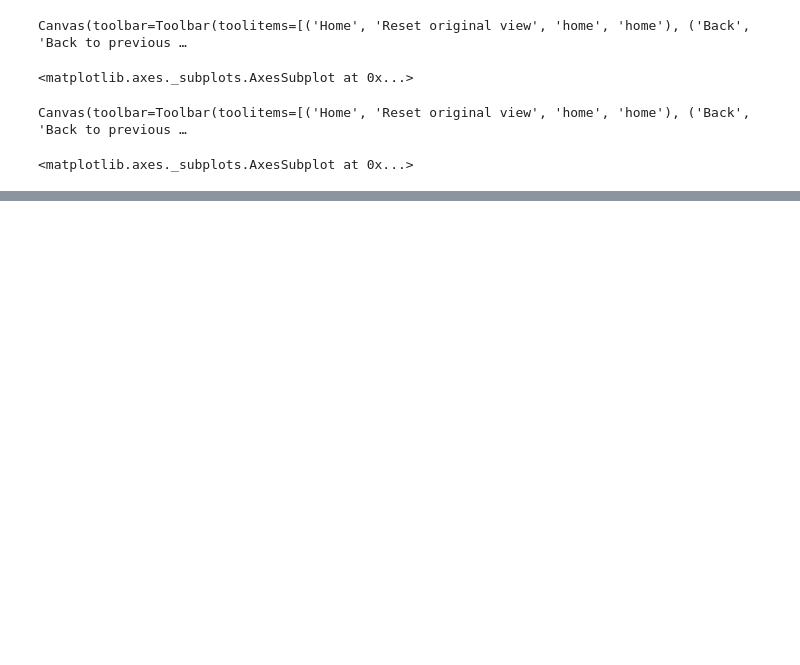
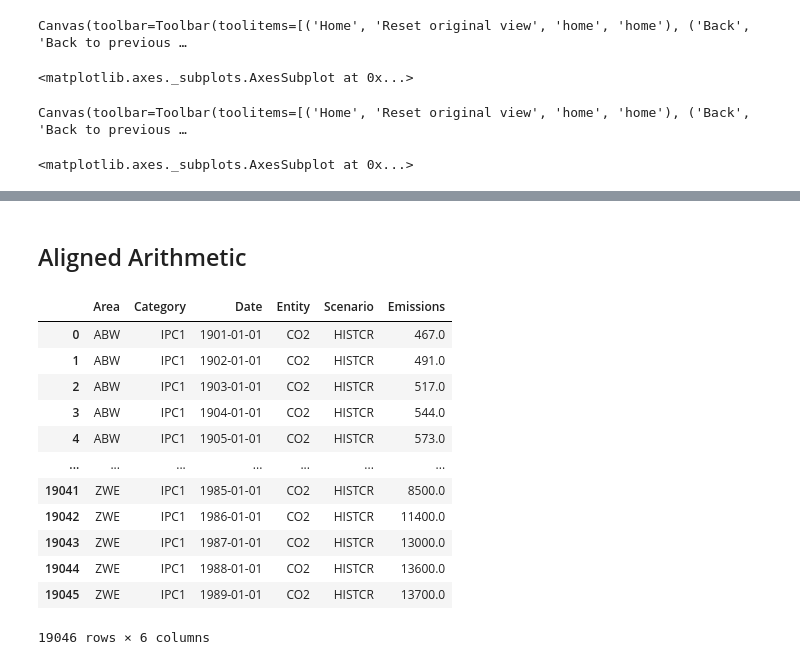
Before and after one commit to pik-piam/primap, a Jupyter notebook: data structures/evaluate_pandas.ipynb, the cells around one changed output, grey strips where cells are left out. Drawn from its saved outputs; the diff is of its cells as text; code cells hidden in the pictures; blank space fills up the shorter version.

Commit message:
Evaluate non-MultiIndexed pandas DataFrame

```diff
--- a/data structures/evaluate_pandas.ipynb
+++ b/data structures/evaluate_pandas.ipynb
@@ -853,0 +867,6 @@ Canvas(toolbar=Toolbar(toolitems=[('Home', 'Reset original view', 'home', 'home'
+# %%
+prm_emi_wo = prm_emi.reset_index()
+prm_emi_wo['Area'] = prm_emi_wo['Area'].astype(pd.CategoricalDtype(ordered=True))
+prm_emi_wo['Category'] = prm_emi_wo['Category'].astype(pd.CategoricalDtype(ordered=True))
+prm_emi_wo['Entity'] = prm_emi_wo['Entity'].astype(pd.CategoricalDtype(ordered=True))
+prm_emi_wo['Scenario'] = prm_emi_wo['Scenario'].astype(pd.CategoricalDtype())
@@ -853,0 +905,2 @@ Canvas(toolbar=Toolbar(toolitems=[('Home', 'Reset original view', 'home', 'home'
+# %% [markdown]
+## Aligned Arithmetic
@@ -853,0 +914,7 @@ Canvas(toolbar=Toolbar(toolitems=[('Home', 'Reset original view', 'home', 'home'
+# %%
+a = prm_emi_wo.query('Category == "IPC1" and '
+                     '"1900" < Date < "1990" and '
+                     'Entity == "CO2" and '
+                     'Scenario == "HISTCR"')
+# %%
+a = a.reset_index(drop=True)
@@ -853,0 +924,16 @@ Canvas(toolbar=Toolbar(toolitems=[('Home', 'Reset original view', 'home', 'home'
+# %%
+a
+# %% [output]
+|  | Area | Category | Date | Entity | Scenario | Emissions |
+| 0 | ABW | IPC1 | 1901-01-01 | CO2 | HISTCR | 467.0 |
+| 1 | ABW | IPC1 | 1902-01-01 | CO2 | HISTCR | 491.0 |
+| 2 | ABW | IPC1 | 1903-01-01 | CO2 | HISTCR | 517.0 |
+| 3 | ABW | IPC1 | 1904-01-01 | CO2 | HISTCR | 544.0 |
+| 4 | ABW | IPC1 | 1905-01-01 | CO2 | HISTCR | 573.0 |
+| ... | ... | ... | ... | ... | ... | ... |
+| 19041 | ZWE | IPC1 | 1985-01-01 | CO2 | HISTCR | 8500.0 |
+| 19042 | ZWE | IPC1 | 1986-01-01 | CO2 | HISTCR | 11400.0 |
+| 19043 | ZWE | IPC1 | 1987-01-01 | CO2 | HISTCR | 13000.0 |
+| 19044 | ZWE | IPC1 | 1988-01-01 | CO2 | HISTCR | 13600.0 |
+| 19045 | ZWE | IPC1 | 1989-01-01 | CO2 | HISTCR | 13700.0 |
+19046 rows × 6 columns
```
Also changed, not shown: parts of 28 cells of this notebook.
